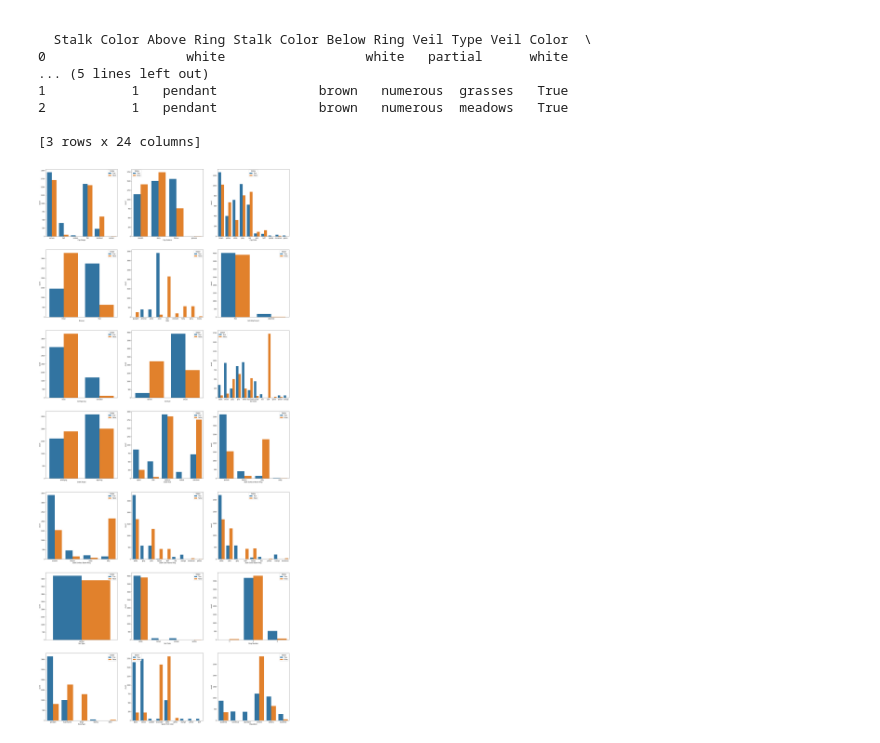
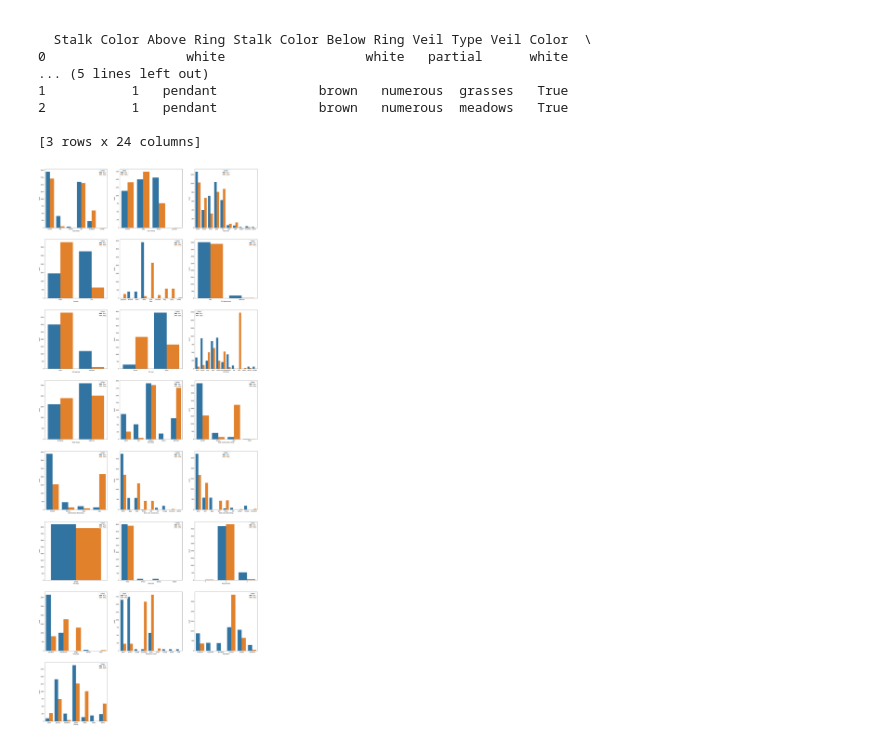
Before and after one commit to data301-2020-winter2/course-project-group_1009, a Jupyter notebook: analysis/alec_nixon/scriptTesting.ipynb, the cells around one changed output. Drawn from its saved outputs; the diff is of its cells as text; code cells hidden in the pictures.

```diff
--- a/analysis/alec_nixon/scriptTesting.ipynb
+++ b/analysis/alec_nixon/scriptTesting.ipynb
@@ -60,20 +60,20 @@ print(df.head(3))
 # %%
 #def plotEdibility(df)
 #for col in df.columns[1:-1]:
 #    #print("{} has {}".format(col,df.nunique(axis=0)[col]))
 #    length = df.nunique(axis=0)[col]
 #    h = plt.figure(figsize=(10*3,10*int(length/3+1)))
 #    axes = [None]*length
 #    for i in range(0,length-1):
 #        #print("{}: {}".format(col,i))
 #        axes[i] = h.add_subplot(int(length/3+1),3,i+1)
 #        sns.countplot(data=df, x=col, hue="Edible", hue_order=[True,False], ax=axes[i])
-length = len(df.columns[1:-1])
+length = len(df.columns[1:])
 axes = [None]*length
 h = plt.figure(figsize=(10*3,10*int(length/3+1)))
 for i in range(1, length):
     #print('col {}'.format(df.columns[i]))
     axes[i] = h.add_subplot(int(length/3+1),3,i)
     sns.countplot(data=df, x=df.columns[i], hue="Edible", hue_order=[True,False], ax=axes[i])
 # %% [output]
-[figure, old version]
+[figure, new version]
```
Also changed, not shown: 3 other files.
